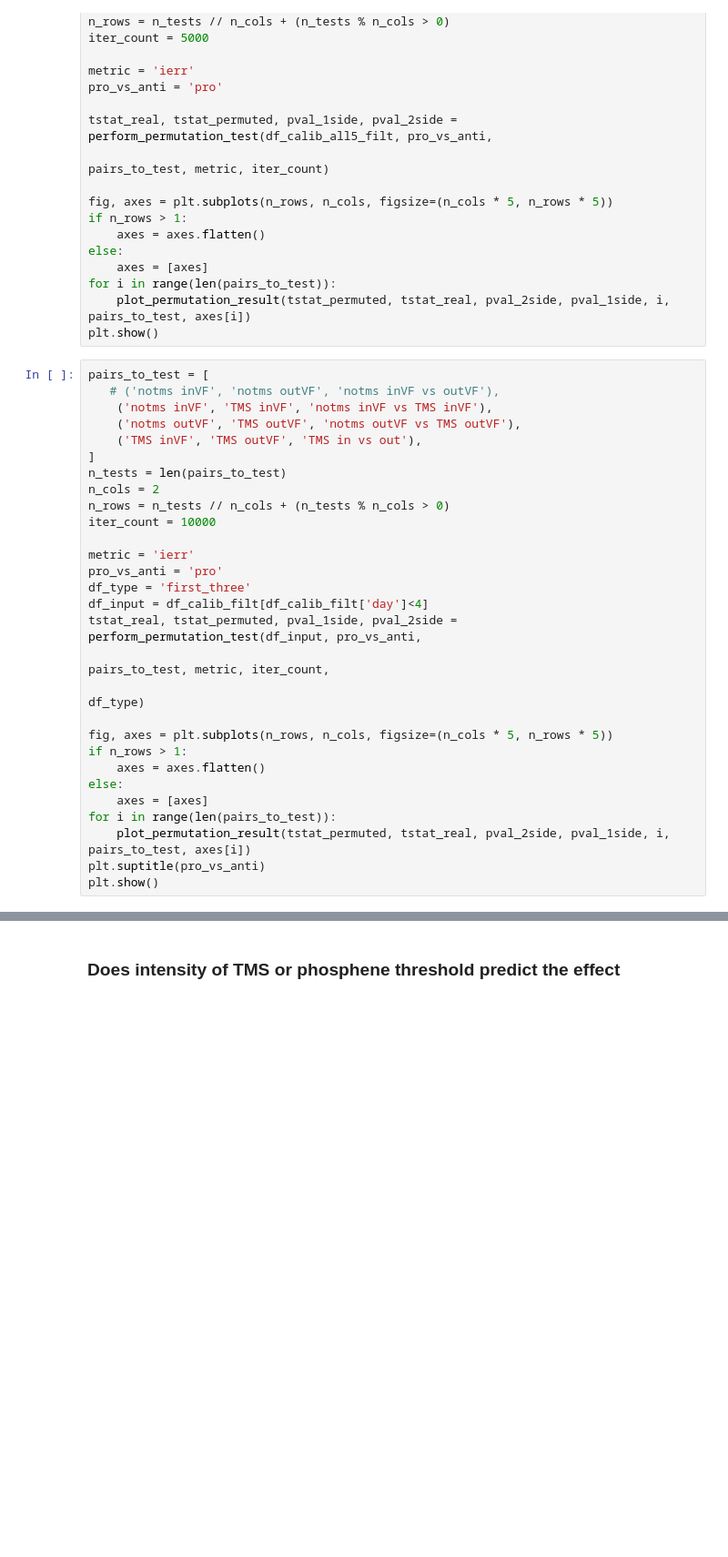
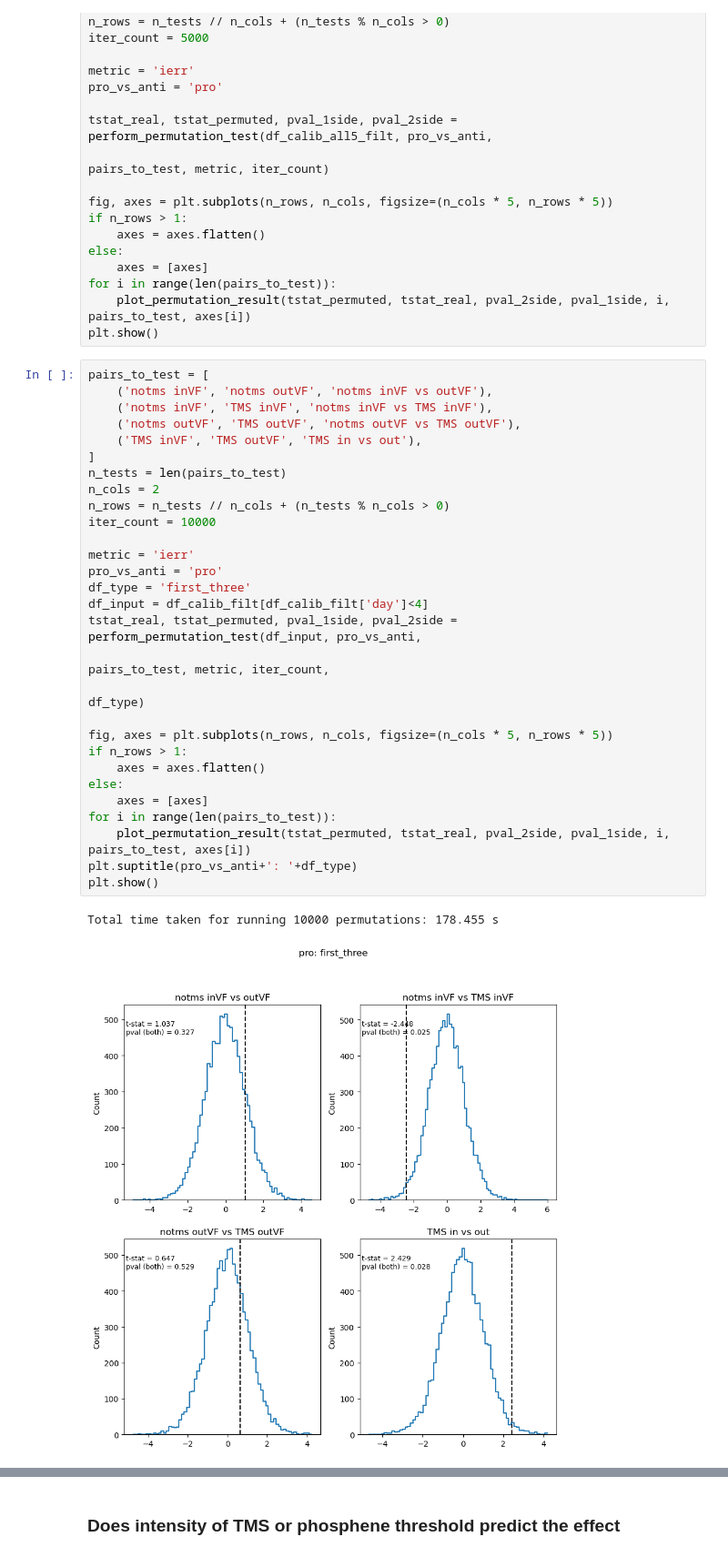
Before and after one commit to mindemory/mgs_stimul, a Jupyter notebook: mgsAnalysis/analysisEye/main.ipynb, the cells around one changed output, grey strips where cells are left out. Shown at 91% size. Saved outputs shown, nothing was run; the diff lists cells and outputs as text; blank space fills up the shorter version.

```diff
--- a/mgsAnalysis/analysisEye/main.ipynb
+++ b/mgsAnalysis/analysisEye/main.ipynb
@@ -558,30 +604,33 @@ for i in range(len(pairs_to_test)):
 plt.show()
 # %%
 pairs_to_test = [
-   # ('notms inVF', 'notms outVF', 'notms inVF vs outVF'),
+    ('notms inVF', 'notms outVF', 'notms inVF vs outVF'),
     ('notms inVF', 'TMS inVF', 'notms inVF vs TMS inVF'),
     ('notms outVF', 'TMS outVF', 'notms outVF vs TMS outVF'),
     ('TMS inVF', 'TMS outVF', 'TMS in vs out'),
 ]
 n_tests = len(pairs_to_test)
 n_cols = 2
 n_rows = n_tests // n_cols + (n_tests % n_cols > 0)
 iter_count = 10000
 
 metric = 'ierr'
 pro_vs_anti = 'pro'
 df_type = 'first_three'
 df_input = df_calib_filt[df_calib_filt['day']<4]
 tstat_real, tstat_permuted, pval_1side, pval_2side = perform_permutation_test(df_input, pro_vs_anti,
                                                                               pairs_to_test, metric, iter_count,
                                                                               df_type)
 
 fig, axes = plt.subplots(n_rows, n_cols, figsize=(n_cols * 5, n_rows * 5))
 if n_rows > 1:
     axes = axes.flatten()
 else:
     axes = [axes]
 for i in range(len(pairs_to_test)):
     plot_permutation_result(tstat_permuted, tstat_real, pval_2side, pval_1side, i, pairs_to_test, axes[i])
-plt.suptitle(pro_vs_anti)
+plt.suptitle(pro_vs_anti+': '+df_type)
 plt.show()
+# %% [output]
+Total time taken for running 10000 permutations: 178.455 s
+[figure, added]
```
Also changed, not shown: parts of 9 cells of this notebook, 3 other files.
